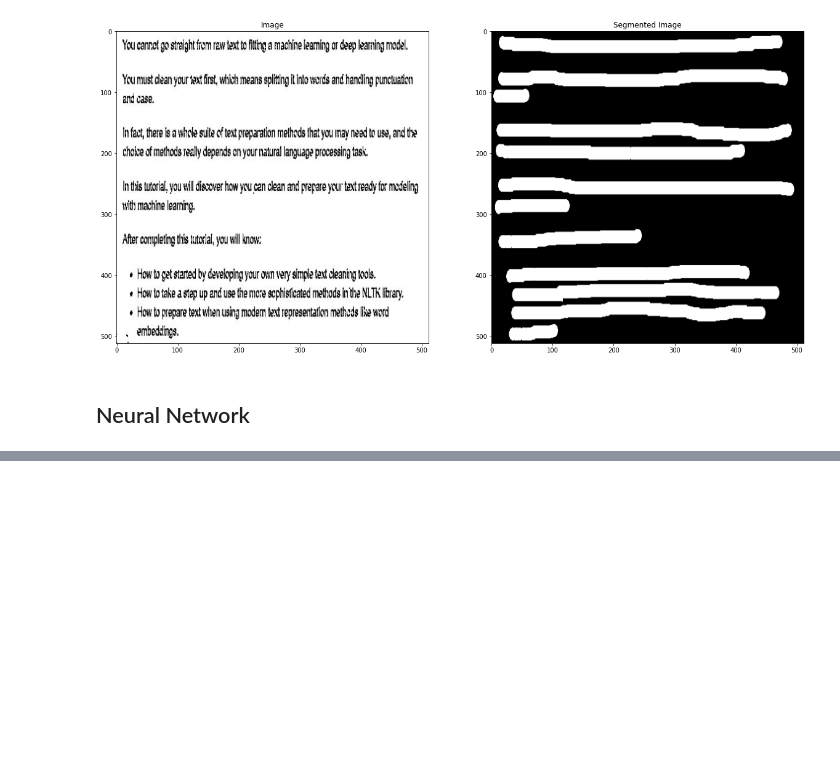
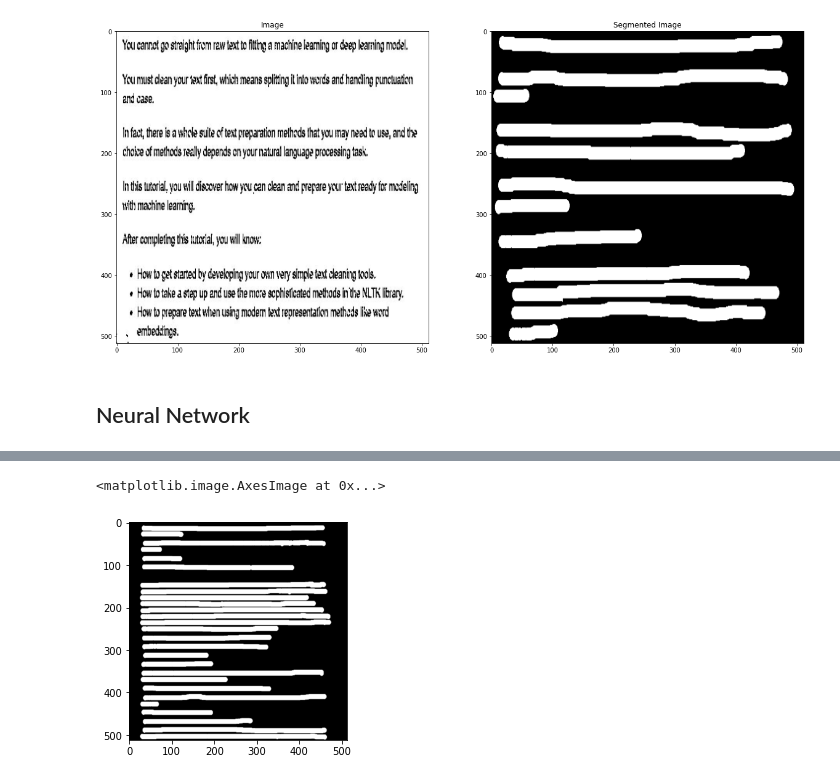
Before and after one commit to Idalen/Leitor, a Jupyter notebook: models/LineSegmentation.ipynb, the cells around one changed output, grey strips where cells are left out. Drawn from its saved outputs; the diff is of its cells as text; code cells hidden in the pictures; blank space fills up the shorter version.

```diff
--- a/models/LineSegmentation.ipynb
+++ b/models/LineSegmentation.ipynb
@@ -233,3 +253,6 @@ plt.plot(range(1,len(losses)+1),losses)
 # %%
-plt.imshow(y[0][0].detach().cpu(), cmap='gray')
+plt.imshow(y[3][0].detach().cpu(), cmap='gray')
+# %% [output]
+<matplotlib.image.AxesImage at 0x...>
+[figure, added]
 # %%
```
Also changed, not shown: parts of 5 cells of this notebook.
